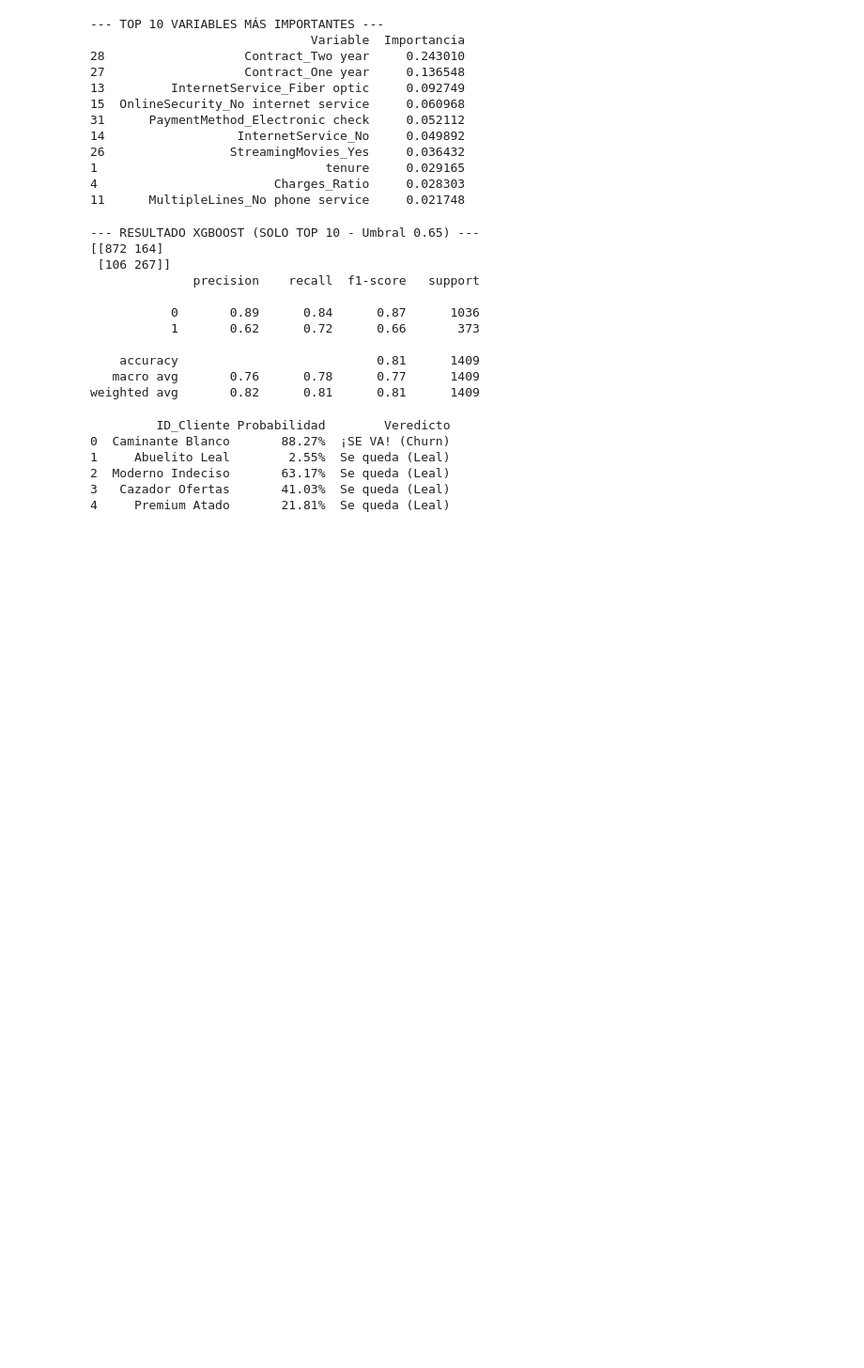
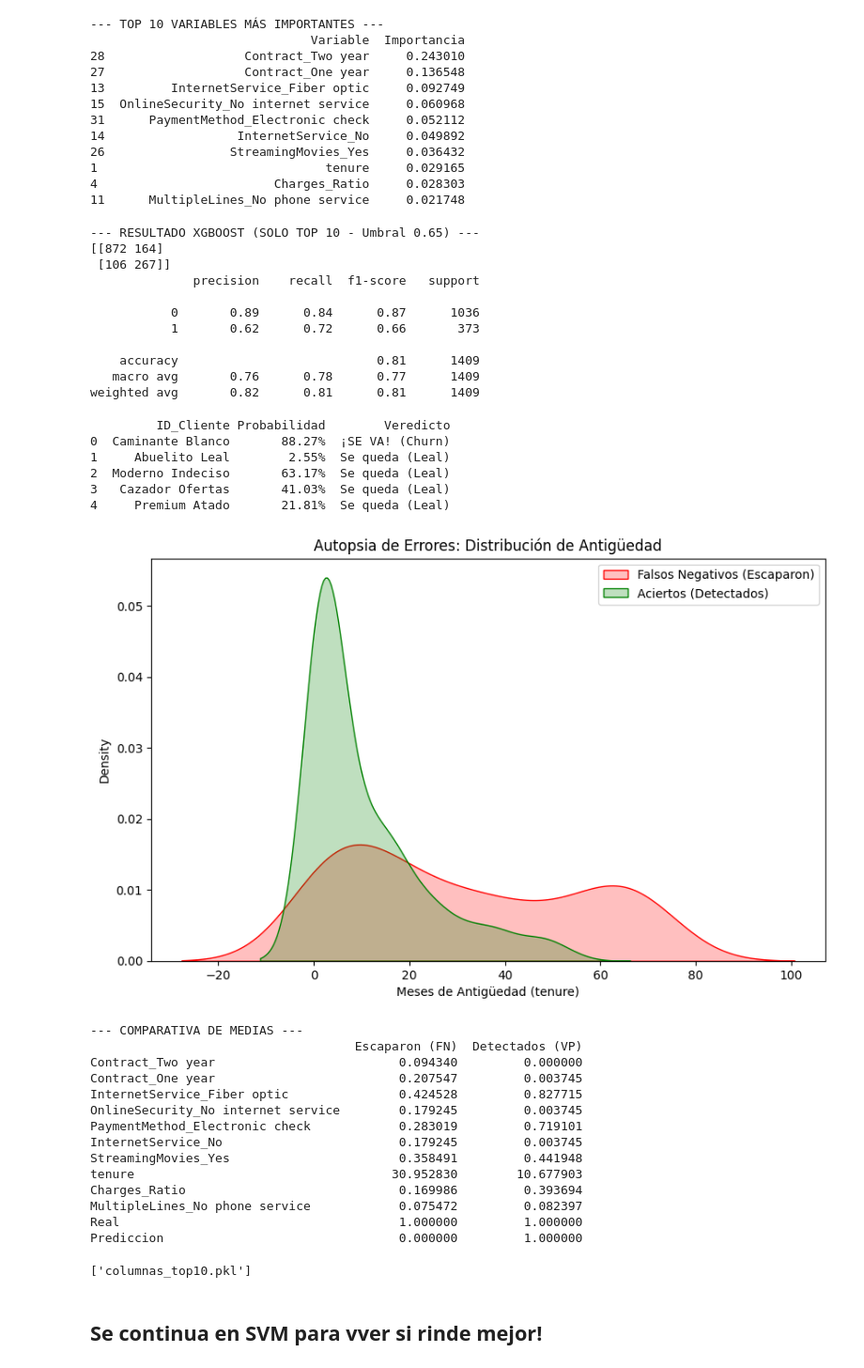
Before and after one commit to Amolihua/Machine-Learning, a Jupyter notebook: Supervisado/XGBoost.ipynb, the cells around one changed output. Shown at 94% size. Saved outputs shown, nothing was run; the diff lists cells and outputs as text; code cells hidden in the pictures; blank space fills up the shorter version.

Commit message:
Se agregaron los modelos y se terminó con SVM

```diff
--- a/Supervisado/XGBoost.ipynb
+++ b/Supervisado/XGBoost.ipynb
@@ -383,3 +383,54 @@ print(simulacion)
 2  Moderno Indeciso       63.17%  Se queda (Leal)
 3   Cazador Ofertas       41.03%  Se queda (Leal)
 4     Premium Atado       21.81%  Se queda (Leal)
+# %%
+probs_test = modelo_top10.predict_proba(X_test)[:, 1]
+predicciones_test = np.where(probs_test >= 0.65, 1, 0)
+
+analisis_errores = X_test.copy()
+analisis_errores['Real'] = y_test.values # Usamos .values para evitar líos de índices
+analisis_errores['Prediccion'] = predicciones_test
+
+falsos_negativos = analisis_errores[(analisis_errores['Real'] == 1) & (analisis_errores['Prediccion'] == 0)]
+
+aciertos_churn = analisis_errores[(analisis_errores['Real'] == 1) & (analisis_errores['Prediccion'] == 1)]
+
+plt.figure(figsize=(10, 6))
+sns.kdeplot(falsos_negativos['tenure'], label='Falsos Negativos (Escaparon)', fill=True, color="red")
+sns.kdeplot(aciertos_churn['tenure'], label='Aciertos (Detectados)', fill=True, color="green")
+plt.title('Autopsia de Errores: Distribución de Antigüedad')
+plt.xlabel('Meses de Antigüedad (tenure)')
+plt.legend()
+plt.show()
+
+print("--- COMPARATIVA DE MEDIAS ---")
+comparativa = pd.DataFrame({
+    'Escaparon (FN)': falsos_negativos.mean(),
+    'Detectados (VP)': aciertos_churn.mean()
+})
+print(comparativa)
+# %% [output]
+[figure, added]
+--- COMPARATIVA DE MEDIAS ---
+                                    Escaparon (FN)  Detectados (VP)
+Contract_Two year                         0.094340         0.000000
+Contract_One year                         0.207547         0.003745
+InternetService_Fiber optic               0.424528         0.827715
+OnlineSecurity_No internet service        0.179245         0.003745
+PaymentMethod_Electronic check            0.283019         0.719101
+InternetService_No                        0.179245         0.003745
+StreamingMovies_Yes                       0.358491         0.441948
+tenure                                   30.952830        10.677903
+Charges_Ratio                             0.169986         0.393694
+MultipleLines_No phone service            0.075472         0.082397
+Real                                      1.000000         1.000000
+Prediccion                                0.000000         1.000000
+# %%
+import joblib
+
+joblib.dump(modelo_top10, 'modelo_xgboost_top10.pkl')
+joblib.dump(top_10_cols, 'columnas_top10.pkl')
+# %% [output]
+['columnas_top10.pkl']
+# %% [markdown]
+## Se continua en SVM para vver si rinde mejor!
```
Also changed, not shown: 5 other files.
